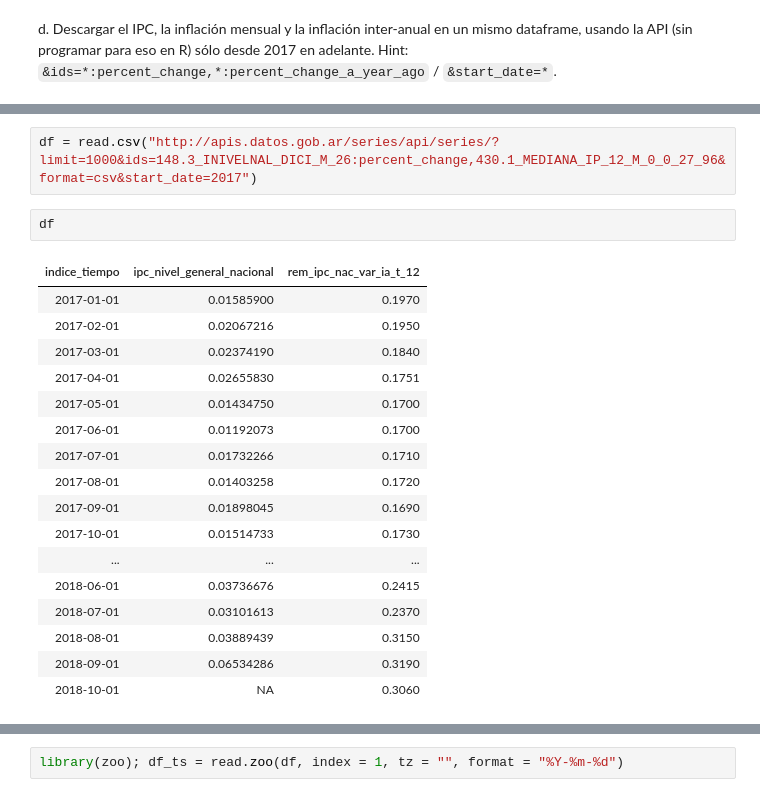
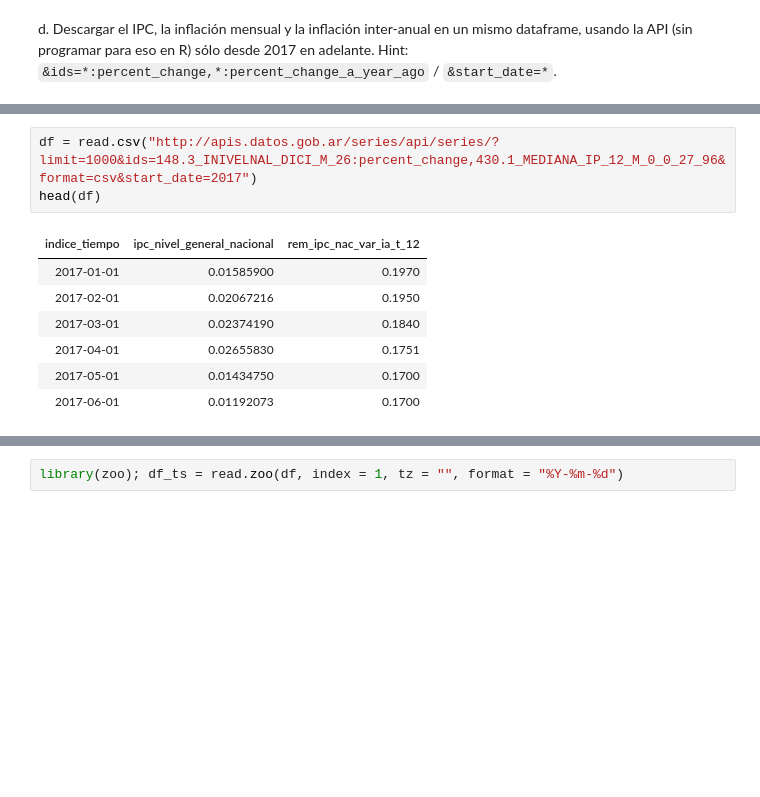
Before and after one commit to abenassi/curso-big-data-udesa-2018, a Jupyter notebook: Ejercicios de Series de Tiempo en R.ipynb, the cells around one changed output, grey strips where cells are left out. Saved outputs shown, nothing was run; the diff lists cells and outputs as text; blank space fills up the shorter version.

```diff
--- a/Ejercicios de Series de Tiempo en R.ipynb
+++ b/Ejercicios de Series de Tiempo en R.ipynb
@@ -90,22 +96,11 @@ a. Plotear la relación entre la inflación mensual y las expectativas de inflac
 # %%
 df = read.csv("http://apis.datos.gob.ar/series/api/series/?limit=1000&ids=148.3_INIVELNAL_DICI_M_26:percent_change,430.1_MEDIANA_IP_12_M_0_0_27_96&format=csv&start_date=2017")
+head(df)
+# %% [output]
+| indice_tiempo | ipc_nivel_general_nacional | rem_ipc_nac_var_ia_t_12 |
+| 2017-01-01 | 0.01585900 | 0.1970 |
+| 2017-02-01 | 0.02067216 | 0.1950 |
+| 2017-03-01 | 0.02374190 | 0.1840 |
+| 2017-04-01 | 0.02655830 | 0.1751 |
+| 2017-05-01 | 0.01434750 | 0.1700 |
+| 2017-06-01 | 0.01192073 | 0.1700 |
-# %%
-df
-# %% [output]
-| indice_tiempo | ipc_nivel_general_nacional | rem_ipc_nac_var_ia_t_12 |
-| 2017-01-01 | 0.01585900 | 0.1970 |
-| 2017-02-01 | 0.02067216 | 0.1950 |
-| 2017-03-01 | 0.02374190 | 0.1840 |
-| 2017-04-01 | 0.02655830 | 0.1751 |
-| 2017-05-01 | 0.01434750 | 0.1700 |
-| 2017-06-01 | 0.01192073 | 0.1700 |
-| 2017-07-01 | 0.01732266 | 0.1710 |
-| 2017-08-01 | 0.01403258 | 0.1720 |
-| 2017-09-01 | 0.01898045 | 0.1690 |
-| 2017-10-01 | 0.01514733 | 0.1730 |
-| ... | ... | ... |
-| 2018-06-01 | 0.03736676 | 0.2415 |
-| 2018-07-01 | 0.03101613 | 0.2370 |
-| 2018-08-01 | 0.03889439 | 0.3150 |
-| 2018-09-01 | 0.06534286 | 0.3190 |
-| 2018-10-01 | NA | 0.3060 |
```
Also changed, not shown: parts of 34 cells of this notebook, 7 other files.
